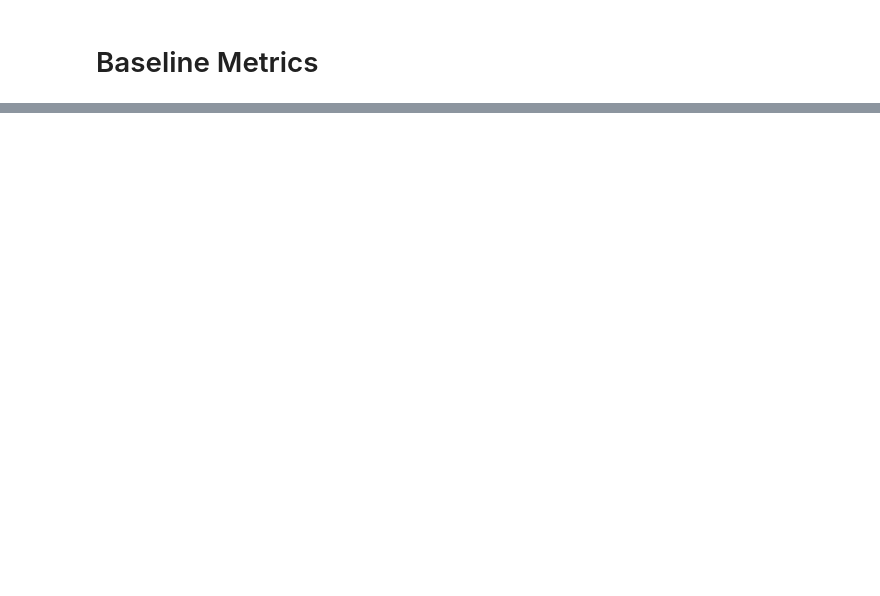
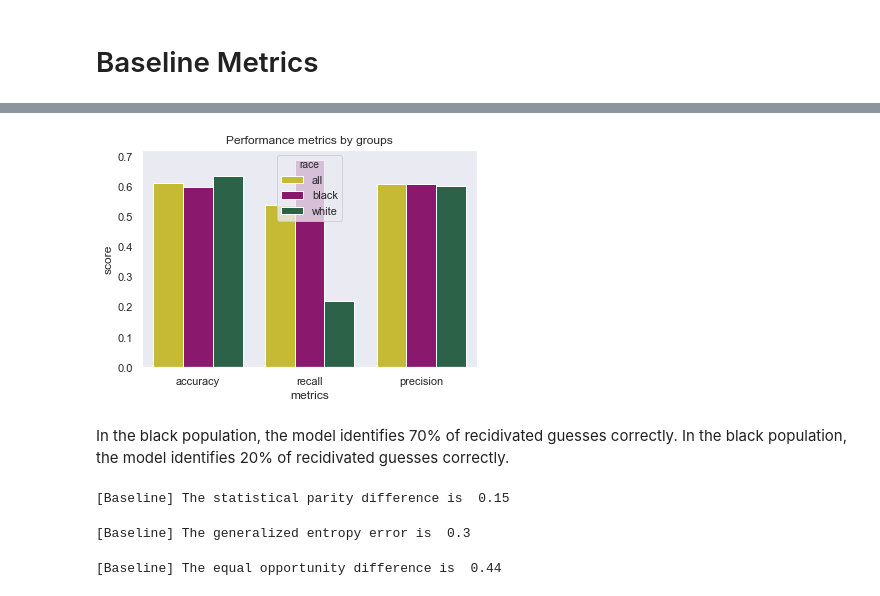
Before and after one commit to enesmith/womenatthetable, a Jupyter notebook: COMPAS Race Analysis.ipynb, the cells around one changed output, grey strips where cells are left out. Saved outputs shown, nothing was run; the diff lists cells and outputs as text; code cells hidden in the pictures; blank space fills up the shorter version.

```diff
--- a/COMPAS Race Analysis.ipynb
+++ b/COMPAS Race Analysis.ipynb
@@ -150,11 +147,11 @@ def make_confusion_matrix(cf_matrix, model):
 ## defining function for displaying metrics of training and test data by sex
 def metrics_per_group(y_test, y_pred):
 	# y true per group
-	y_test_white = y_test.loc[y_test.index.get_level_values(2) == 1]
+	y_test_white = y_test.loc[y_test.index.get_level_values(2) == 2]
 	y_test_black = y_test.loc[y_test.index.get_level_values(2) == 0]
 
 	# y_pred per group
-	y_pred_white = y_pred[y_test.index.get_level_values(2) == 1]
+	y_pred_white = y_pred[y_test.index.get_level_values(2) == 2]
 	y_pred_black = y_pred[y_test.index.get_level_values(2) == 0]
 
 	# metrics
@@ -387,0 +386,24 @@ ImportError: cannot import name 'bootstrap' from 'scipy.stats' (/Users/amritaach
+# %%
+metrics_per_group(y_test, y_pred)
+# %% [output]
+[figure, added]
+# %% [markdown]
+In the black population, the model identifies 70% of recidivated guesses correctly. In the black population, the model identifies 20% of recidivated guesses correctly.
+# %%
+stat_par_diff = statistical_parity_difference(y_test, prot_attr='sex')
+
+print(f'[Baseline] The statistical parity difference is {stat_par_diff: .2}')
+# %% [output]
+[Baseline] The statistical parity difference is  0.15
+# %%
+gen_entr_error = generalized_entropy_error(y_test, y_pred, alpha=1)
+
+print(f'[Baseline] The generalized entropy error is {gen_entr_error: .2}')
+# %% [output]
+[Baseline] The generalized entropy error is  0.3
+# %%
+eq_opp_diff = equal_opportunity_difference(y_test, y_pred, prot_attr='sex')
+
+print(f'[Baseline] The equal opportunity difference is {eq_opp_diff: .2}')
+# %% [output]
+[Baseline] The equal opportunity difference is  0.44
```
Also changed, not shown: parts of 34 cells of this notebook, 1 other file.
